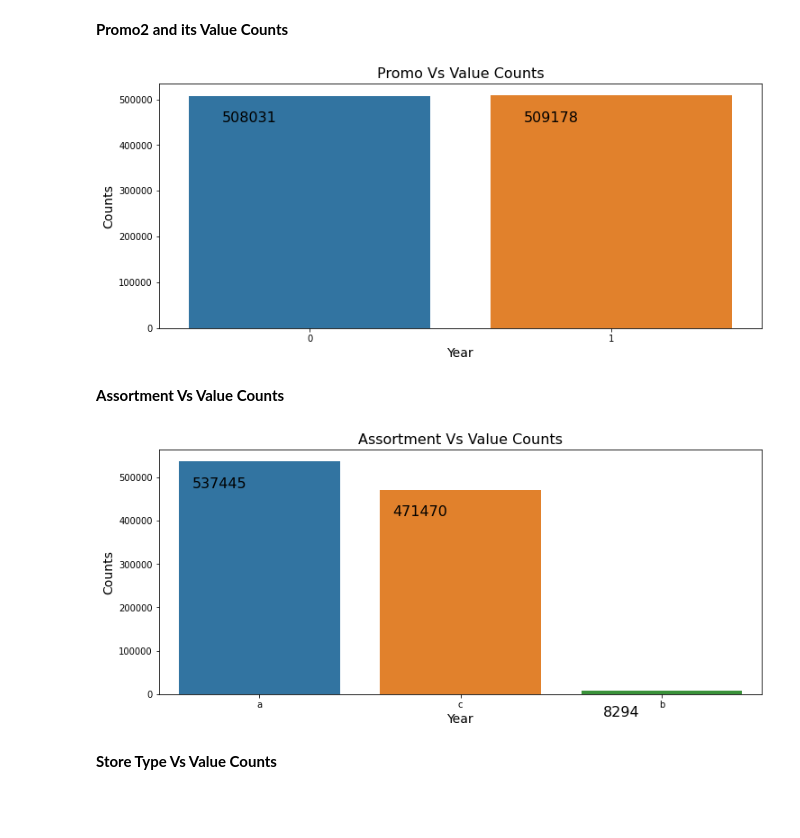
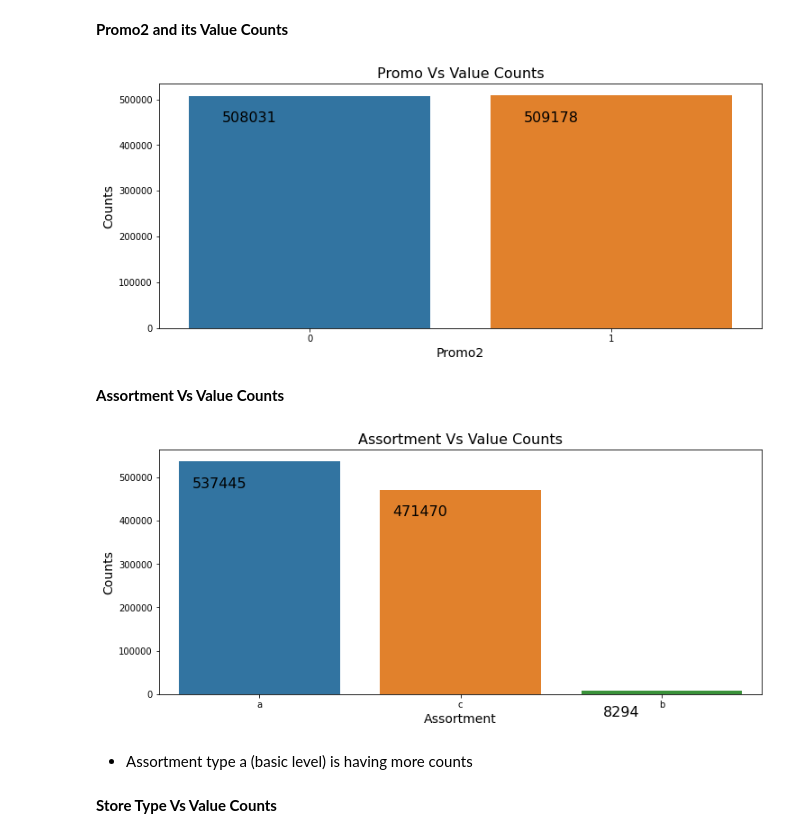
Before and after one commit to Narayan718/Rossmann_stores, a Jupyter notebook: Rossmann.ipynb, the cells around one changed output. Saved outputs shown, nothing was run; the diff lists cells and outputs as text; code cells hidden in the pictures; blank space fills up the shorter version.

```diff
--- a/Rossmann.ipynb
+++ b/Rossmann.ipynb
@@ -548,28 +554,30 @@ plt.figure(figsize=(12,5))
 ax = sns.countplot(data['Promo2'])
 plt.title('Promo Vs Value Counts', size=16)
 plt.ylabel('Counts', size=14)
-plt.xlabel('Year', size=14)
+plt.xlabel('Promo2', size=14)
 for p in ax.patches:
     ax.annotate(f'\n{p.get_height()}',  (p.get_x()+0.2, p.get_height()), ha='center', va='top', size=16)
 
 plt.show()
 # %% [output]
-[figure, old version]
+[figure, new version]
 # %% [markdown]
 **Assortment Vs Value Counts**
 # %%
 #plotting the value counts of Assortment
 plt.figure(figsize=(12,5))
 ax = sns.countplot(data['Assortment'])
 plt.title('Assortment Vs Value Counts', size=16)
 plt.ylabel('Counts', size=14)
-plt.xlabel('Year', size=14)
+plt.xlabel('Assortment', size=14)
 for p in ax.patches:
     ax.annotate(f'\n{p.get_height()}',  (p.get_x()+0.2, p.get_height()), ha='center', va='top', size=16)
 
 plt.show()
 # %% [output]
-[figure, old version]
+[figure, new version]
+# %% [markdown]
+* Assortment type a (basic level) is having more counts
 # %% [markdown]
 **Store Type Vs Value Counts**
 # %%
```
Also changed, not shown: parts of 41 cells of this notebook.
